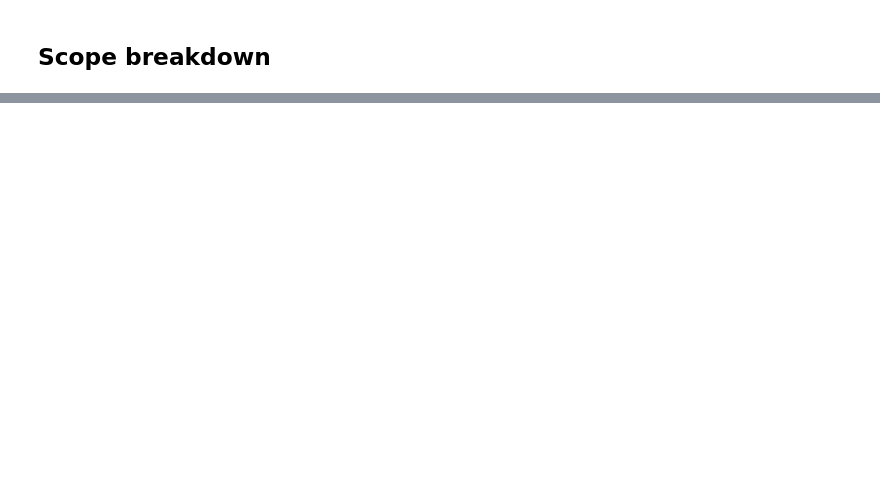
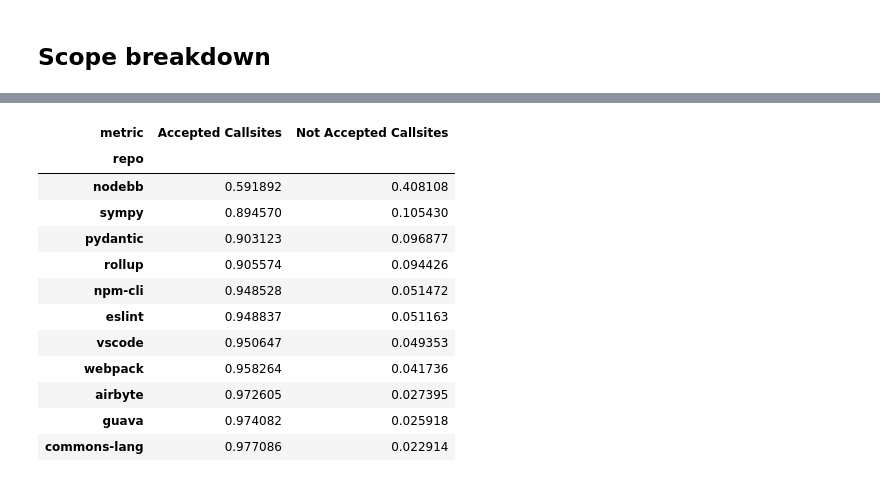
Before and after one commit to megascienta/sciona, a Jupyter notebook: validations/build_status_reports/evaluation.ipynb, the cells around one changed output, grey strips where cells are left out. Cells and saved outputs as stored; diff of their text form; code cells hidden in the pictures; blank space fills up the shorter version.

```diff
--- a/validations/build_status_reports/evaluation.ipynb
+++ b/validations/build_status_reports/evaluation.ipynb
@@ -466,0 +472,16 @@ plt.show()
+# %%
+non_test_df.sort_values("Accepted Callsites", ascending=True)
+# %% [output]
+| metric | Accepted Callsites | Not Accepted Callsites |
+| repo |  |  |
+| nodebb | 0.591892 | 0.408108 |
+| sympy | 0.894570 | 0.105430 |
+| pydantic | 0.903123 | 0.096877 |
+| rollup | 0.905574 | 0.094426 |
+| npm-cli | 0.948528 | 0.051472 |
+| eslint | 0.948837 | 0.051163 |
+| vscode | 0.950647 | 0.049353 |
+| webpack | 0.958264 | 0.041736 |
+| airbyte | 0.972605 | 0.027395 |
+| guava | 0.974082 | 0.025918 |
+| commons-lang | 0.977086 | 0.022914 |
```
Also changed, not shown: parts of 23 cells of this notebook, 12 other files.
